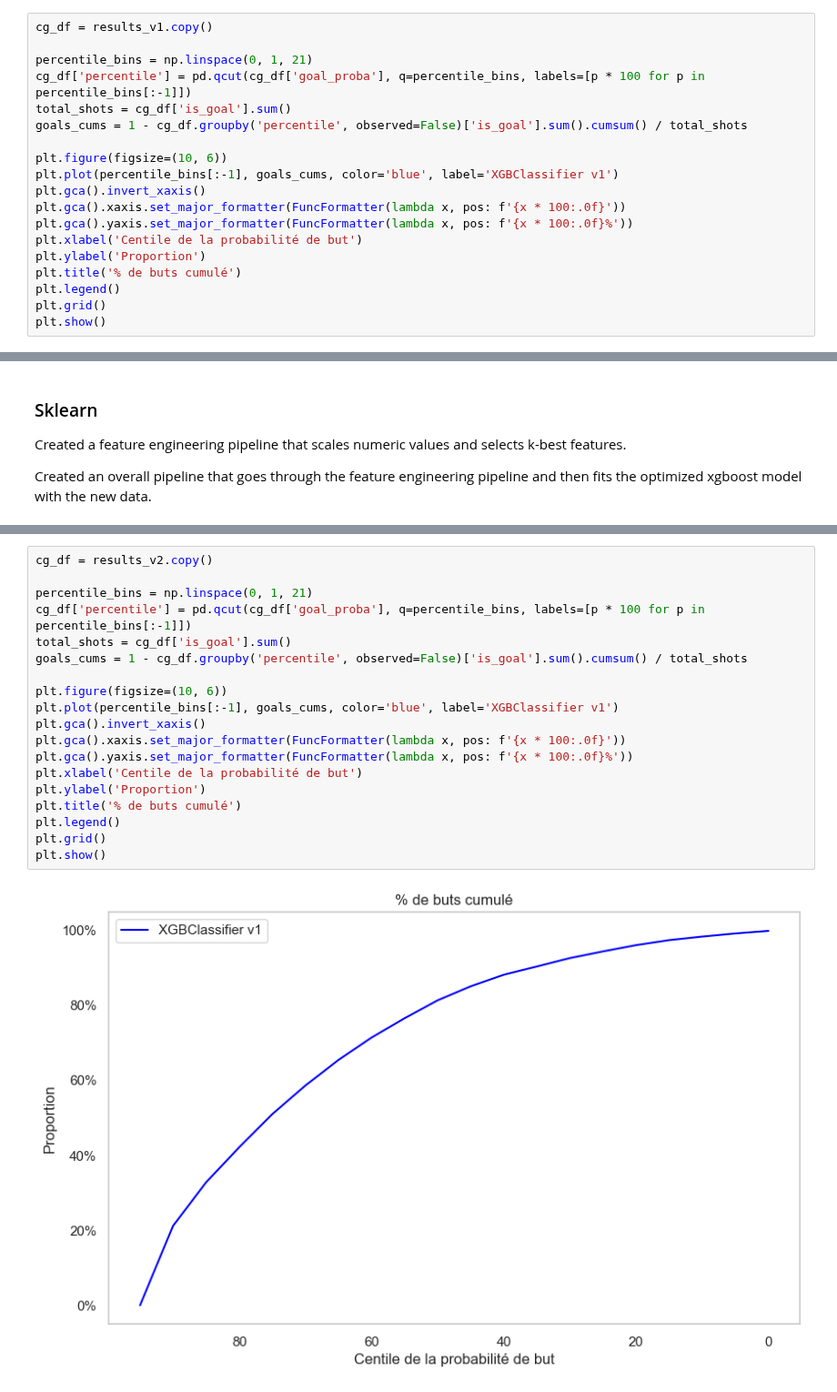
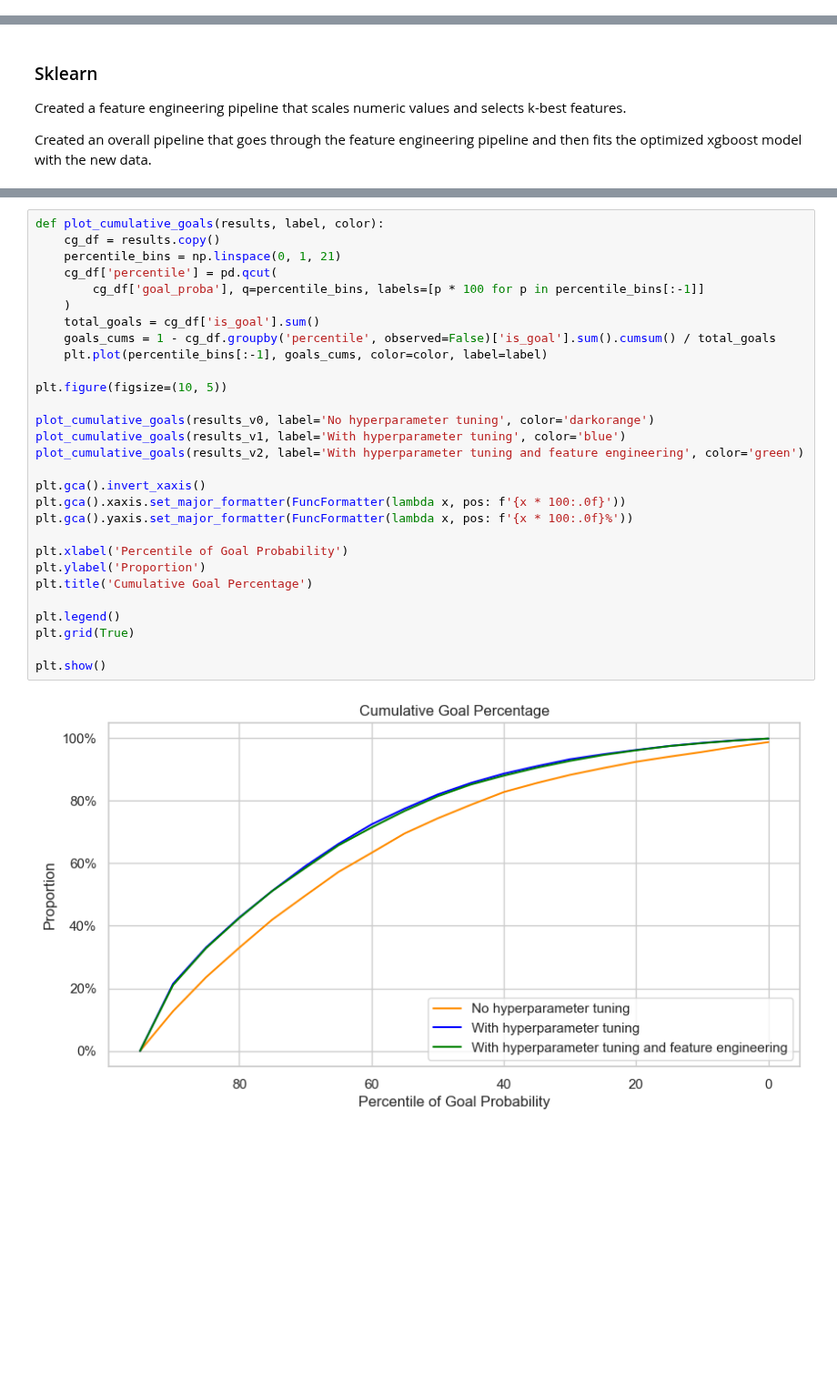
Before and after one commit to hypium/NHL_GoalPredictionApp, a Jupyter notebook: ift6758/models/xgboost.ipynb, the cells around one changed output, grey strips where cells are left out. Shown at 91% size. Saved outputs shown, nothing was run; the diff lists cells and outputs as text; blank space fills up the shorter version.

```diff
--- a/ift6758/models/xgboost.ipynb
+++ b/ift6758/models/xgboost.ipynb
@@ -362,19 +281,0 @@ plt.show()
-# %%
-cg_df = results_v1.copy()
-
-percentile_bins = np.linspace(0, 1, 21)
-cg_df['percentile'] = pd.qcut(cg_df['goal_proba'], q=percentile_bins, labels=[p * 100 for p in percentile_bins[:-1]])
-total_shots = cg_df['is_goal'].sum()
-goals_cums = 1 - cg_df.groupby('percentile', observed=False)['is_goal'].sum().cumsum() / total_shots
-
-plt.figure(figsize=(10, 6))
-plt.plot(percentile_bins[:-1], goals_cums, color='blue', label='XGBClassifier v1')
-plt.gca().invert_xaxis()
-plt.gca().xaxis.set_major_formatter(FuncFormatter(lambda x, pos: f'{x * 100:.0f}'))
-plt.gca().yaxis.set_major_formatter(FuncFormatter(lambda x, pos: f'{x * 100:.0f}%'))
-plt.xlabel('Centile de la probabilité de but')
-plt.ylabel('Proportion')
-plt.title('% de buts cumulé')
-plt.legend()
-plt.grid()
-plt.show()
@@ -573,21 +492,31 @@ plt.show()
 # %%
-cg_df = results_v2.copy()
+def plot_cumulative_goals(results, label, color):
+    cg_df = results.copy()
+    percentile_bins = np.linspace(0, 1, 21)
+    cg_df['percentile'] = pd.qcut(
+        cg_df['goal_proba'], q=percentile_bins, labels=[p * 100 for p in percentile_bins[:-1]]
+    )
+    total_goals = cg_df['is_goal'].sum()
+    goals_cums = 1 - cg_df.groupby('percentile', observed=False)['is_goal'].sum().cumsum() / total_goals
+    plt.plot(percentile_bins[:-1], goals_cums, color=color, label=label)
 
-percentile_bins = np.linspace(0, 1, 21)
-cg_df['percentile'] = pd.qcut(cg_df['goal_proba'], q=percentile_bins, labels=[p * 100 for p in percentile_bins[:-1]])
-total_shots = cg_df['is_goal'].sum()
-goals_cums = 1 - cg_df.groupby('percentile', observed=False)['is_goal'].sum().cumsum() / total_shots
+plt.figure(figsize=(10, 5))
 
-plt.figure(figsize=(10, 6))
-plt.plot(percentile_bins[:-1], goals_cums, color='blue', label='XGBClassifier v1')
+plot_cumulative_goals(results_v0, label='No hyperparameter tuning', color='darkorange')
+plot_cumulative_goals(results_v1, label='With hyperparameter tuning', color='blue')
+plot_cumulative_goals(results_v2, label='With hyperparameter tuning and feature engineering', color='green')
+
 plt.gca().invert_xaxis()
 plt.gca().xaxis.set_major_formatter(FuncFormatter(lambda x, pos: f'{x * 100:.0f}'))
 plt.gca().yaxis.set_major_formatter(FuncFormatter(lambda x, pos: f'{x * 100:.0f}%'))
-plt.xlabel('Centile de la probabilité de but')
+
+plt.xlabel('Percentile of Goal Probability')
 plt.ylabel('Proportion')
-plt.title('% de buts cumulé')
+plt.title('Cumulative Goal Percentage')
+
 plt.legend()
-plt.grid()
+plt.grid(True)
+
 plt.show()
 # %% [output]
-[figure, old version]
+[figure, new version]
```
Also changed, not shown: parts of 19 cells of this notebook.
